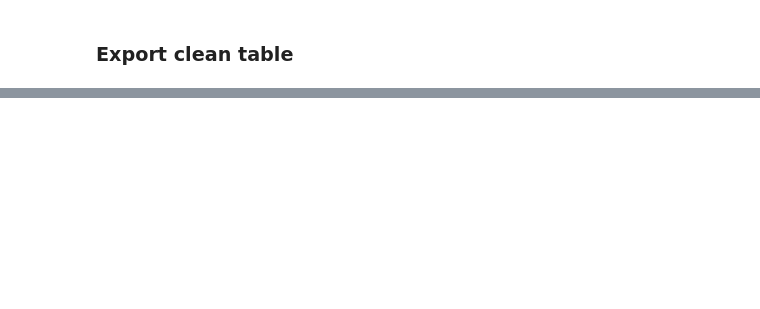
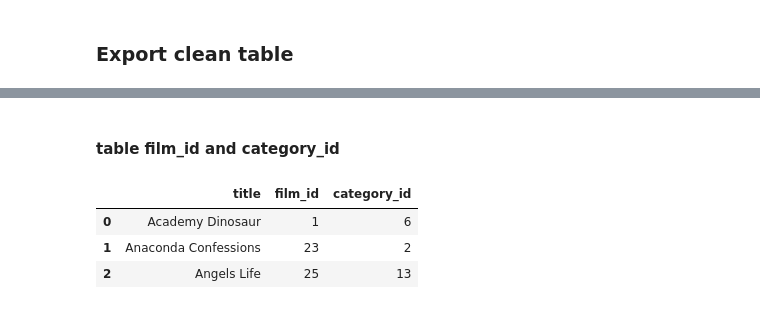
Before and after one commit to cristianecarneiro/sql-data-base-building, a Jupyter notebook: notebooks/cleaning_old_HDD.ipynb, the cells around one changed output, grey strips where cells are left out. Drawn from its saved outputs; the diff is of its cells as text; code cells hidden in the pictures; blank space fills up the shorter version.

```diff
--- a/notebooks/cleaning_old_HDD.ipynb
+++ b/notebooks/cleaning_old_HDD.ipynb
@@ -299,10 +344,12 @@ actors.info(memory_usage='deep')
 # %%
-#downcast actor_id
+#downcast int
 
-actors.actor_id = pd.to_numeric(actors.actor_id, downcast='integer')
+for c in olddb_merge2.select_dtypes('integer'):
+
+    olddb_merge2[c] = pd.to_numeric(olddb_merge2[c], downcast='integer')
 # %%
 #name columns to 'category'
 
-for c in actors.select_dtypes(include='object'):
+for c in olddb_merge2.select_dtypes(include='object'):
 
-    actors[c] = actors[c].astype('category')
+    olddb_merge2[c] = olddb_merge2[c].astype('category')
@@ -327,0 +414,11 @@ actors.to_csv('/Users/criscarneiro/desktop/ironhack/6_Projects/sql-data-base-bui
+# %% [markdown]
+#### table  film_id and category_id
+# %%
+film_category = olddb_merge2.loc[:,['title','film_id','category_id']]
+# %%
+film_category.head(3)
+# %% [output]
+|  | title | film_id | category_id |
+| 0 | Academy Dinosaur | 1 | 6 |
+| 1 | Anaconda Confessions | 23 | 2 |
+| 2 | Angels Life | 25 | 13 |
```
Also changed, not shown: parts of 49 cells of this notebook, 4 other files.
